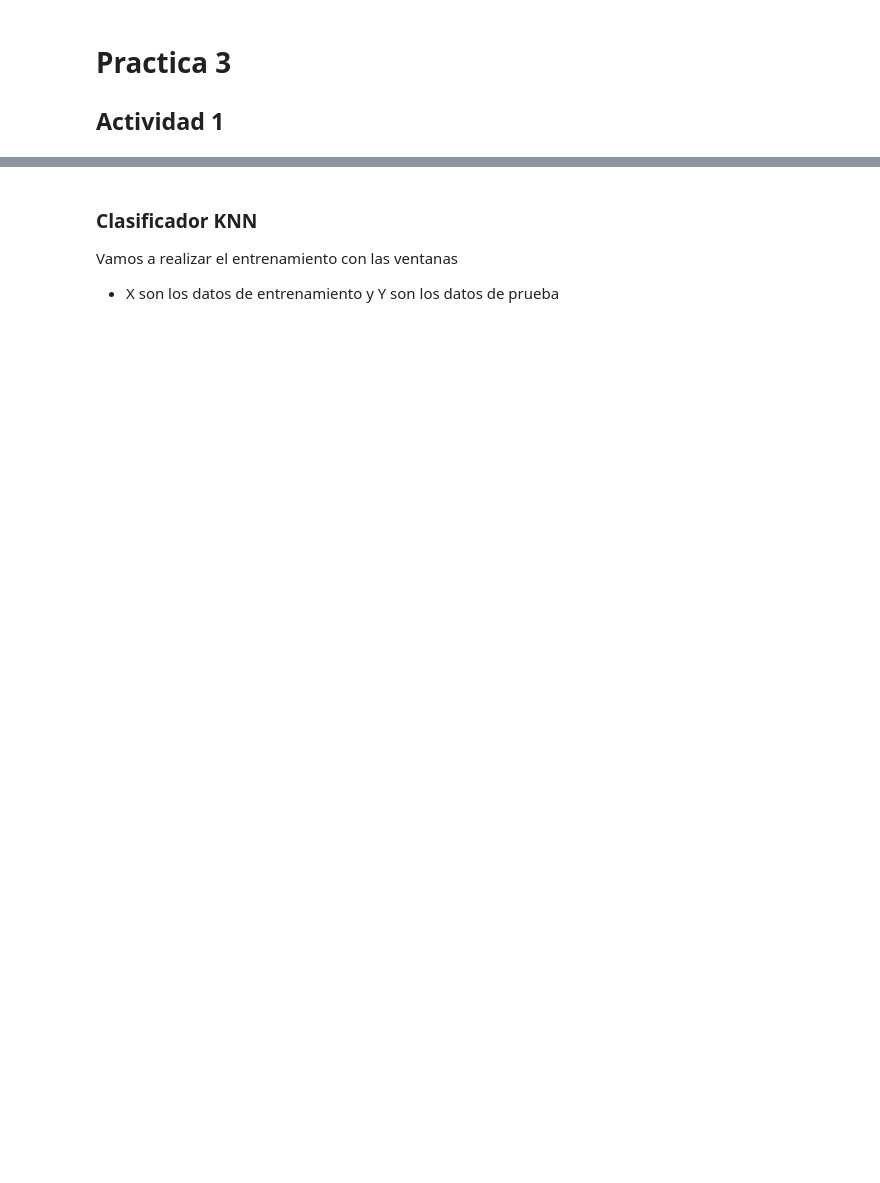
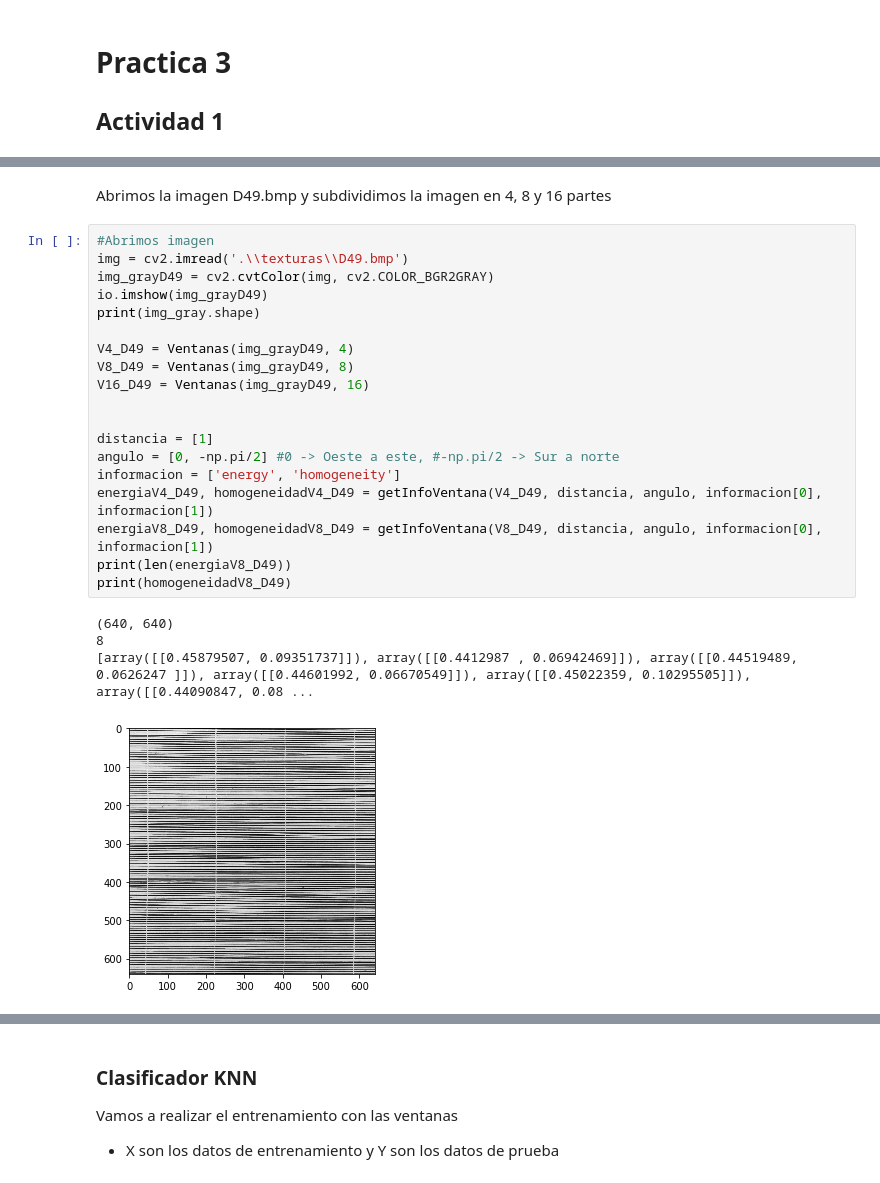
Before and after one commit to IanRamRev/Reconocimiento-de-Patrones, a Jupyter notebook: Practica3/Caracterización y clasificación de texturas.ipynb, the cells around one changed output, grey strips where cells are left out. Cells and saved outputs as stored; diff of their text form; blank space fills up the shorter version.

```diff
--- a/Practica3/Caracterización y clasificación de texturas.ipynb
+++ b/Practica3/Caracterización y clasificación de texturas.ipynb
@@ -57,0 +135,26 @@ Homogeneidad:  [[0.20484559 0.16507474 0.0897239 ]
+# %% [markdown]
+Abrimos la imagen D49.bmp y subdividimos la imagen en 4, 8 y 16 partes
+# %%
+#Abrimos imagen
+img = cv2.imread('.\\texturas\\D49.bmp')
+img_grayD49 = cv2.cvtColor(img, cv2.COLOR_BGR2GRAY)
+io.imshow(img_grayD49)
+print(img_gray.shape)
+
+V4_D49 = Ventanas(img_grayD49, 4)
+V8_D49 = Ventanas(img_grayD49, 8)
+V16_D49 = Ventanas(img_grayD49, 16)
+
+
+distancia = [1]
+angulo = [0, -np.pi/2] #0 -> Oeste a este, #-np.pi/2 -> Sur a norte
+informacion = ['energy', 'homogeneity']
+energiaV4_D49, homogeneidadV4_D49 = getInfoVentana(V4_D49, distancia, angulo, informacion[0], informacion[1])
+energiaV8_D49, homogeneidadV8_D49 = getInfoVentana(V8_D49, distancia, angulo, informacion[0], informacion[1])
+print(len(energiaV8_D49))
+print(homogeneidadV8_D49)
+# %% [output]
+(640, 640)
+8
+[array([[0.45879507, 0.09351737]]), array([[0.4412987 , 0.06942469]]), array([[0.44519489, 0.0626247 ]]), array([[0.44601992, 0.06670549]]), array([[0.45022359, 0.10295505]]), array([[0.44090847, 0.08 ...
+[figure, added]
```
Also changed, not shown: parts of 22 cells of this notebook.
